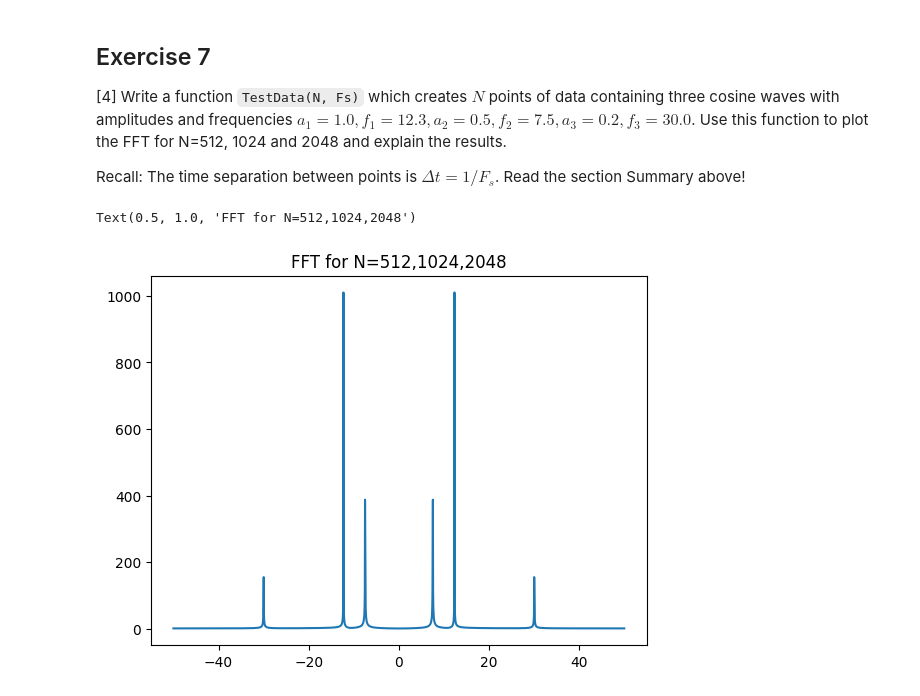
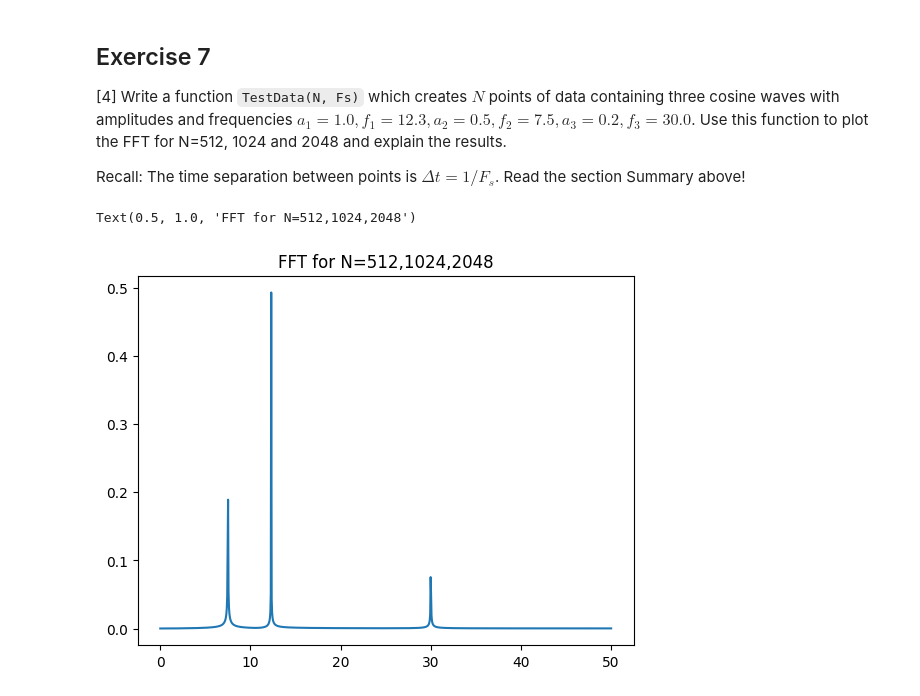
Before and after one commit to PX2145-2025/week-10-b-Anest-Cunliffe, a Jupyter notebook: FFT.ipynb, the cells around one changed output. Drawn from its saved outputs; the diff is of its cells as text; code cells hidden in the pictures.

```diff
--- a/FFT.ipynb
+++ b/FFT.ipynb
@@ -480,3 +488,31 @@ plt.show()
 # %% [output]
 [figure]
 [figure]
+# %%
+N=64
+tau=1
+dt=tau/N
+Fs=1/dt
+phase=np.pi/4
+
+f0_1=0.2
+f0_2=0.22
+t=np.arange(N)*dt
+x_f0_1=np.cos(2*np.pi*f0_1*t+phase)
+x_f0_2=np.cos(2*np.pi*f0_2*t+phase)
+
+f_f0_1, x_f0_1= Spectrum1(x_f0_1, f0_1)
+f_f0_2, x_f0_2= Spectrum1(x_f0_2, f0_2)
+
+
+plt.plot(f_f0_1, x_f0_1.real)
+plt.plot(f_f0_2, x_f0_2.real)
+plt.plot(f_f0_1, x_f0_1.imag)
+plt.plot(f_f0_2, x_f0_2.imag)
+plt.show()
+
+plt.plot(f_f0_1,np.abs(x_f0_1))
+plt.plot(f_f0_1,np.angle(x_f0_1))
+plt.plot(f_f0_2,np.abs(x_f0_2))
+plt.plot(f_f0_2,np.angle(x_f0_2))
+plt.show()
@@ -489,26 +528,20 @@ plt.show()
 # %%
 def TestData(N, Fs):
   dt=1/Fs
   t=np.arange(N)*dt
   a1,f1=1,12.3
   a2,f2=0.5,7.5
   a3,f3=0.2,30
   x= a1*np.cos(2*np.pi*f1*t)+a2*np.cos((2*np.pi*f2*t))+a3*np.cos(2*np.pi*f3*t)
   return t,x
-def calc(x,Fs):
-  N=len(x)
-  X=np.fft.fft(x)
-  f=np.fft.fftfreq(N, d=1/Fs)
-  sort=np.argsort(f)
-  return f[sort], np.abs(X[sort]), np.angle(X[sort])
 Fs=100
 N_values=[512,1024,2048]
 plt.figure()
 for i, N in enumerate(N_values, start=1):
   t,x= TestData(N,Fs)
-  f,  x_mag, x_phase= calc(x,Fs)
-plt.plot(f,x_mag)
+  f,  x_mag= Spectrum1(x,Fs)
+plt.plot(f,abs(x_mag))
 plt.title('FFT for N=512,1024,2048')
 # %% [output]
 Text(0.5, 1.0, 'FFT for N=512,1024,2048')
-[figure, old version]
+[figure, new version]
```
Also changed, not shown: parts of 3 cells of this notebook.
